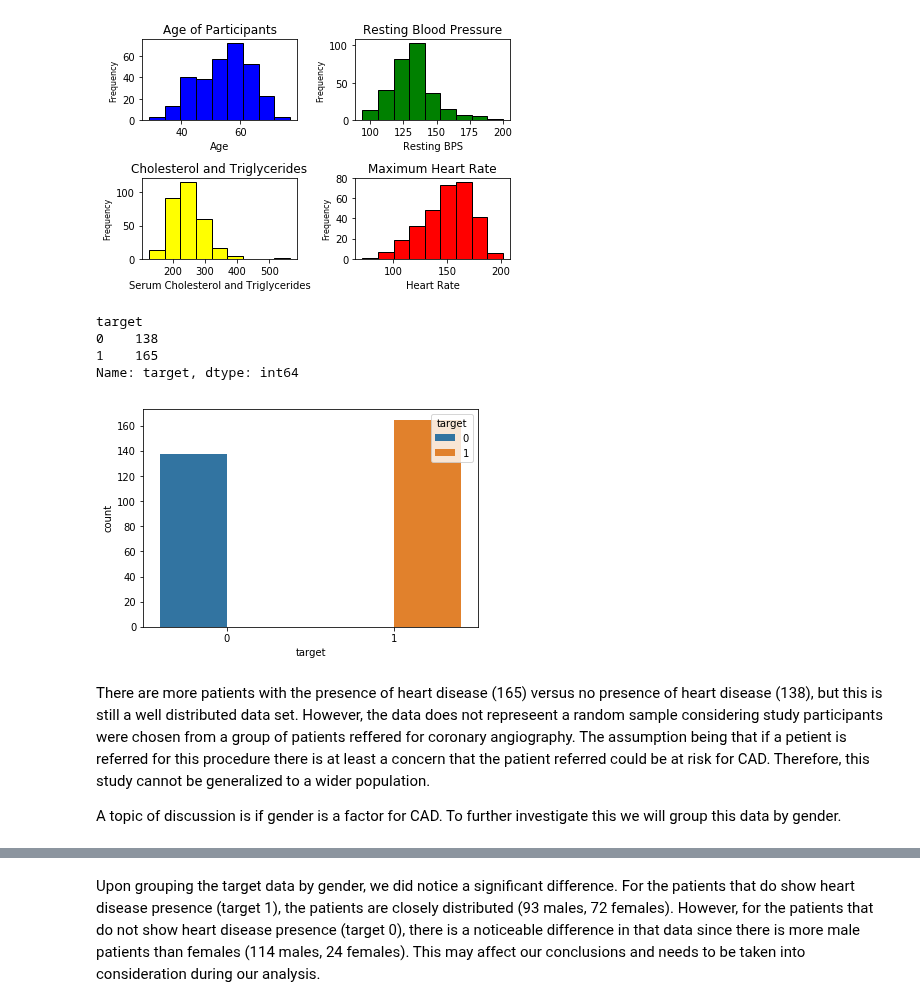
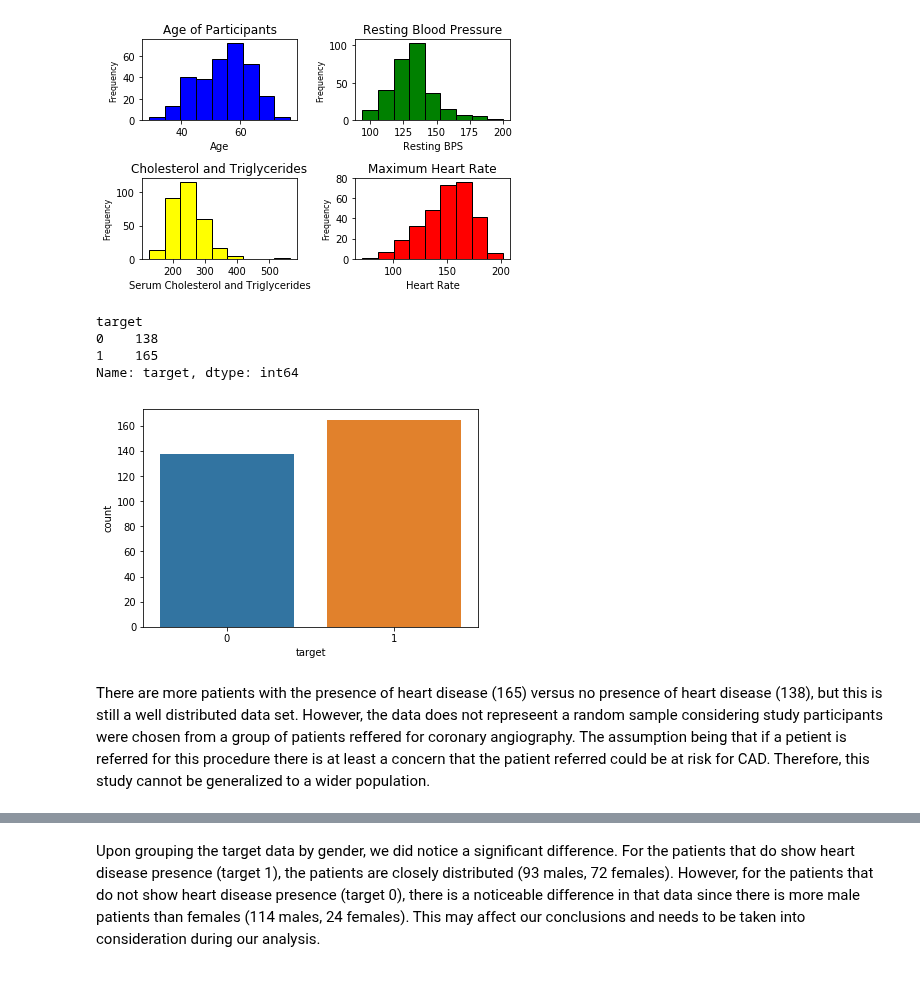
Before and after one commit to realdanielbyrne/Data_Mining_Labs, a Jupyter notebook: Lab1.ipynb, the cells around one changed output, grey strips where cells are left out. Saved outputs shown, nothing was run; the diff lists cells and outputs as text; code cells hidden in the pictures.

```diff
--- a/Lab1.ipynb
+++ b/Lab1.ipynb
@@ -7,8 +7,12 @@ import pandas as pd
 import numpy as np
 from IPython.display import display
 from IPython.display import HTML
+
+# plotting
 import matplotlib.pyplot as plt
 import seaborn as sns
+sns.set(style="ticks", color_codes=True)
+
 from sklearn.model_selection import train_test_split
 from sklearn.linear_model import LogisticRegression
 from sklearn.metrics import classification_report
@@ -17,6 +21,9 @@ from sklearn.metrics import confusion_matrix
 from IPython.core.interactiveshell import InteractiveShell
 InteractiveShell.ast_node_interactivity = "all"
 
+from scipy import stats
+
+
 
 #read the csv file
 df = pd.read_csv('heart.csv')
@@ -142,17 +202,15 @@ plt.show()
 # %% [output]
 [figure]
 # %%
-# Aggregate by heart disease presence, 1 = yes 0 = no
+# Aggregate by CAD, presence:1 = yes 0 = no
 df_grouped = df.groupby(by='target')
 print (df_grouped.target.count())
-sns.countplot(x='target',hue='target',data=df);
+sns.countplot(x='target',data=df);
 # %% [output]
 target
 0    138
 1    165
 Name: target, dtype: int64
-[figure, old version]
+[figure, new version]
 # %% [markdown]
 There are more patients with the presence of heart disease (165) versus no presence of heart disease (138), but this is still a well distributed data set.  However, the data does not represeent a random sample considering study participants were chosen from a group of patients reffered for coronary angiography.  The assumption being that if a petient is referred for this procedure there is at least a concern that the patient referred could be at risk for CAD. Therefore, this study cannot be generalized to a  wider population.
-
-A topic of discussion is if gender is a factor for CAD. To further investigate this we will group this data by gender.
```
Also changed, not shown: parts of 15 cells of this notebook.
